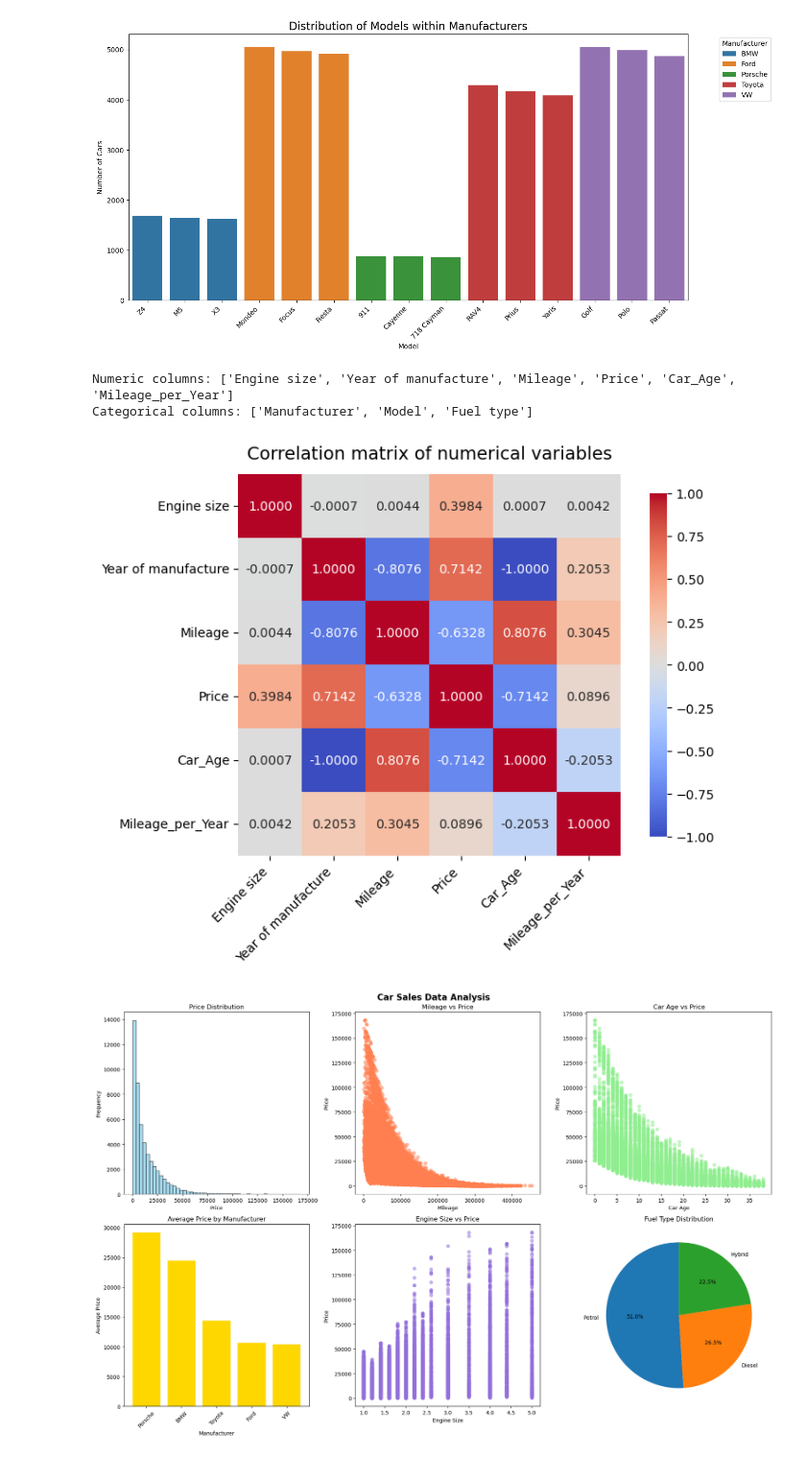
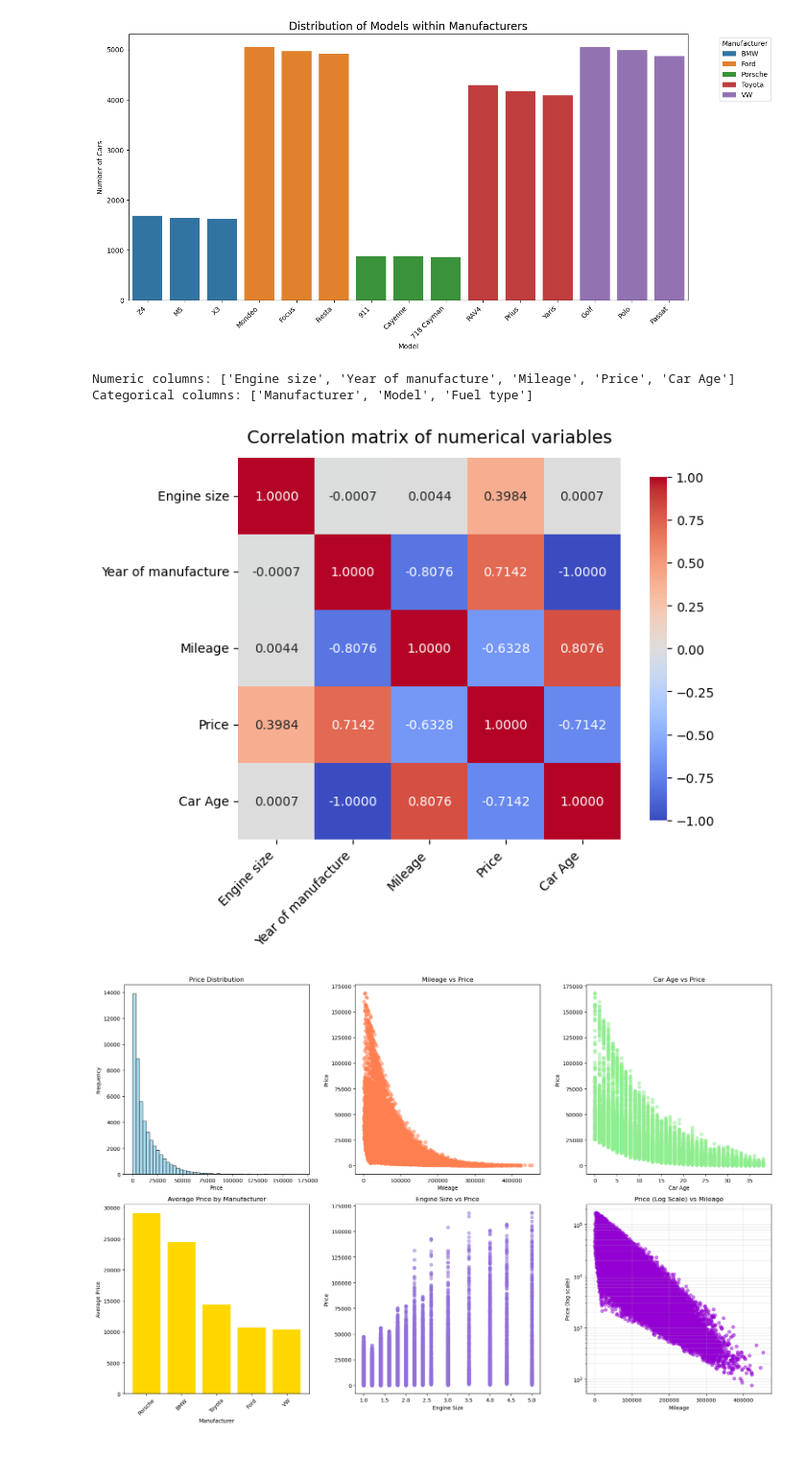
Before and after one commit to ajenee1/Car-price-prediction, a Jupyter notebook: data_mgmt.ipynb, the cells around one changed output. Shown: that part at 96% size. Drawn from its saved outputs; the diff is of its cells as text; code cells hidden in the pictures.

Commit message:
some plot changes and change to onehotencoder

```diff
--- a/data_mgmt.ipynb
+++ b/data_mgmt.ipynb
@@ -29,13 +29,15 @@ dtype: object
 # %%
 "Adding features"
 
-age = df["Car_Age"] = 2022 - df["Year of manufacture"] # avoid division by zero -> turn 0 age into NaN
+age = df["Car Age"] = 2022 - df["Year of manufacture"]
 
+"""""
 df["Mileage_per_Year"] = df["Mileage"].div(age)
 
-# replace any remaining inf with NaN, then fill with total mileage
+# Replace any remaining inf with NaN, then fill with total mileage
 df["Mileage_per_Year"] = (
     df["Mileage_per_Year"]
       .replace([np.inf, -np.inf], np.nan)
       .fillna(df["Mileage"])
 )
+"""""
@@ -218,7 +292,7 @@ categorical_cols = df.select_dtypes(include=["object", "category", "bool"]).colu
 print("\nNumeric columns:", numeric_cols)
 print("Categorical columns:", categorical_cols)
 # %% [output]
-Numeric columns: ['Engine size', 'Year of manufacture', 'Mileage', 'Price', 'Car_Age', 'Mileage_per_Year']
+Numeric columns: ['Engine size', 'Year of manufacture', 'Mileage', 'Price', 'Car Age']
 Categorical columns: ['Manufacturer', 'Model', 'Fuel type']
 # %%
 "Correlation matrix of numerical fuetures"
@@ -243,13 +317,12 @@ plt.yticks(rotation=0)
 plt.tight_layout()
 plt.show()
 # %% [output]
-[figure, old version]
+[figure, new version]
 # %%
 "Visualizations"
 
 # Setup
 fig, axes = plt.subplots(2, 3, figsize=(18, 12))
-fig.suptitle('Car Sales Data Analysis', fontsize=16, fontweight='bold')
 
 # Price distribution
 axes[0, 0].hist(df['Price'], bins=50, alpha=0.7, color='skyblue', edgecolor='black')
@@ -260,36 +333,41 @@ axes[0, 0].set_ylabel('Frequency')
 # Mileage vs Price
 axes[0, 1].scatter(df['Mileage'], df['Price'], alpha=0.5, color='coral')
 axes[0, 1].set_title('Mileage vs Price')
 axes[0, 1].set_xlabel('Mileage')
 axes[0, 1].set_ylabel('Price')
 
 # Car Age vs Price
-axes[0, 2].scatter(df['Car_Age'], df['Price'], alpha=0.5, color='lightgreen')
+axes[0, 2].scatter(df['Car Age'], df['Price'], alpha=0.5, color='lightgreen')
 axes[0, 2].set_title('Car Age vs Price')
 axes[0, 2].set_xlabel('Car Age')
 axes[0, 2].set_ylabel('Price')
 
 # Price by Manufacturer
 manufacturer_prices = df.groupby('Manufacturer')['Price'].mean().sort_values(ascending=False)
 axes[1, 0].bar(range(len(manufacturer_prices)), manufacturer_prices.values, color='gold')
 axes[1, 0].set_title('Average Price by Manufacturer')
 axes[1, 0].set_xlabel('Manufacturer')
 axes[1, 0].set_ylabel('Average Price')
 axes[1, 0].set_xticks(range(len(manufacturer_prices)))
 axes[1, 0].set_xticklabels(manufacturer_prices.index, rotation=45)
 
 # Engine Size vs Price
 axes[1, 1].scatter(df['Engine size'], df['Price'], alpha=0.5, color='mediumpurple')
 axes[1, 1].set_title('Engine Size vs Price')
 axes[1, 1].set_xlabel('Engine Size')
 axes[1, 1].set_ylabel('Price')
 
-# Fuel Type distribution
-fuel_counts = df['Fuel type'].value_counts()
-axes[1, 2].pie(fuel_counts.values, labels=fuel_counts.index, autopct='%1.1f%%', startangle=90)
-axes[1, 2].set_title('Fuel Type Distribution')
+# Price (log scale) vs Mileage
+plot_df = df[["Mileage", "Price"]].dropna()
+plot_df = plot_df[(plot_df["Mileage"] > 0) & (plot_df["Price"] > 0)]  # log-safe
+axes[1, 2].scatter(plot_df["Mileage"], plot_df["Price"], alpha=0.5, color='darkviolet')
+axes[1, 2].set_yscale("log")
+axes[1, 2].set_xlabel("Mileage")
+axes[1, 2].set_ylabel("Price (log scale)")
+axes[1, 2].set_title("Price (Log Scale) vs Mileage")
+axes[1, 2].grid(True, which="both", alpha=0.3)
 
 plt.tight_layout()
 plt.show()
 # %% [output]
-[figure, old version]
+[figure, new version]
```
Also changed, not shown: parts of 6 cells of this notebook, 4 other files.
